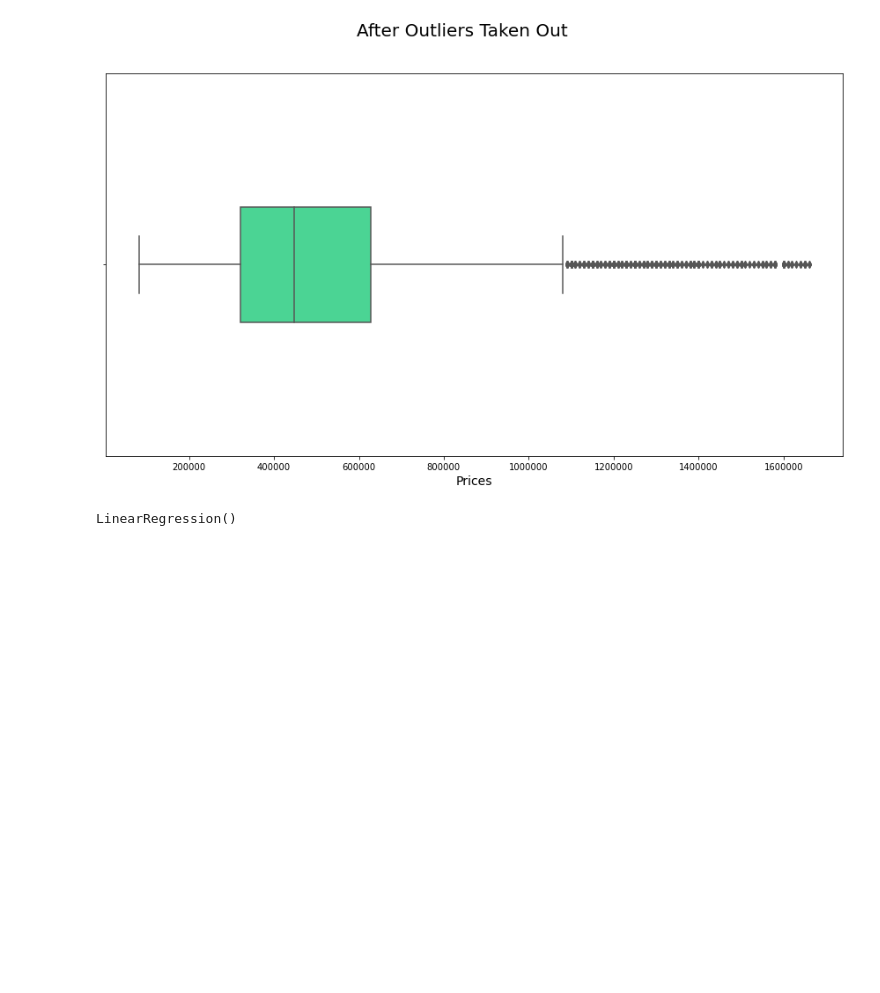
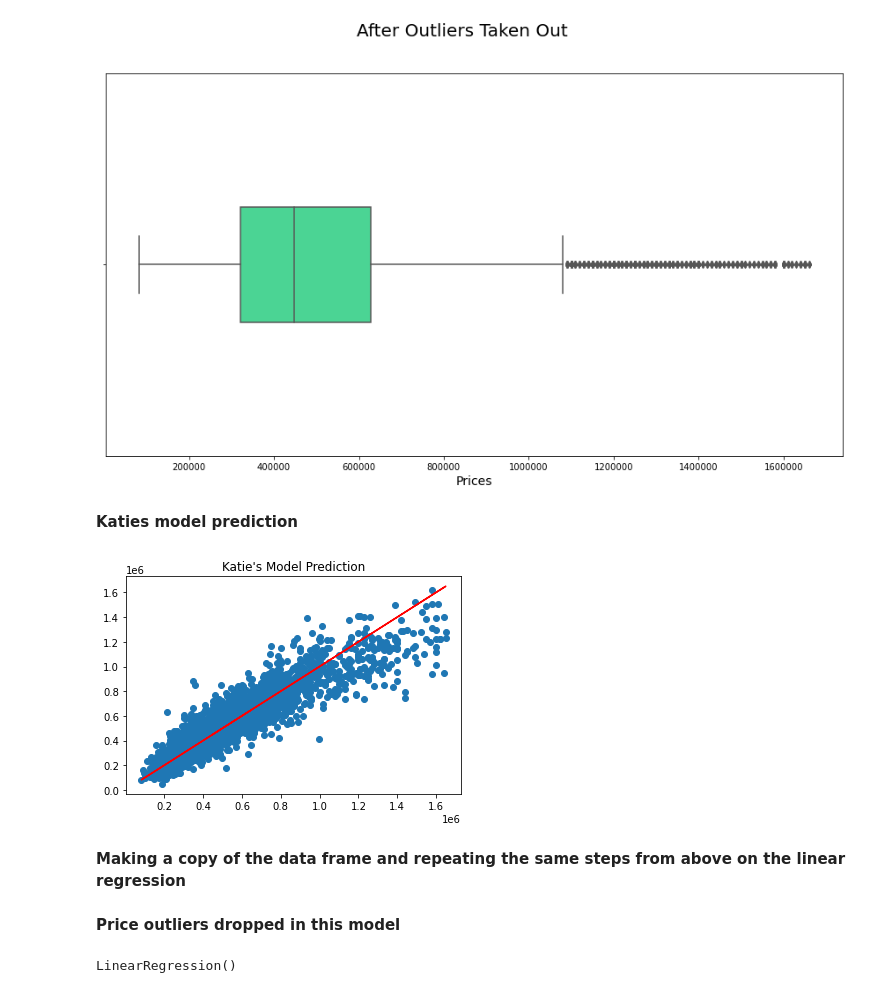
Before and after one commit to learn-co-students/bsc-phase-two-project, a Jupyter notebook: notebooks/report.ipynb, the cells around one changed output. Saved outputs shown, nothing was run; the diff lists cells and outputs as text; code cells hidden in the pictures; blank space fills up the shorter version.

```diff
--- a/notebooks/report.ipynb
+++ b/notebooks/report.ipynb
@@ -460,6 +516,21 @@ plt.xlabel("Prices", fontsize=14)
 plt.savefig('afteroutlierstakenout.png')
 # %% [output]
 [figure]
+# %% [markdown]
+**Katies model prediction**
+# %%
+x = y_test
+y = test_preds
+plt.scatter(x,y)
+plt.title("Katie's Model Prediction")
+plt.plot(y_test,y_test, color= 'red');
+plt.savefig('katiesmodelprediction.png')
+# %% [output]
+[figure, added]
+# %% [markdown]
+**Making a copy of the data frame and repeating the same steps from above on the linear regression**
+# %% [markdown]
+**Price outliers dropped in this model**
 # %%
 df2_copy = df_2[filtered_entries].copy()
 # %%
```
Also changed, not shown: parts of 36 cells of this notebook, 9 other files.
